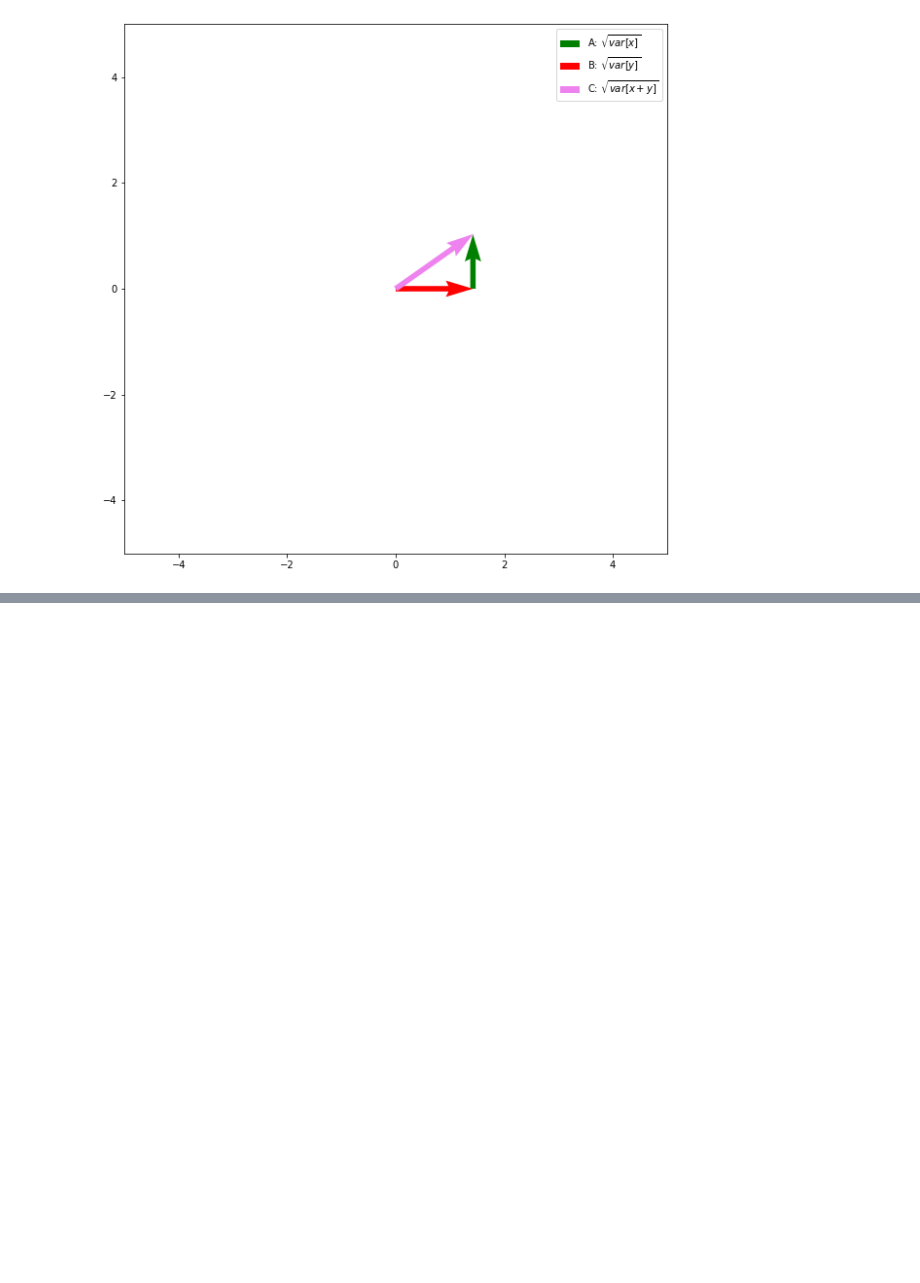
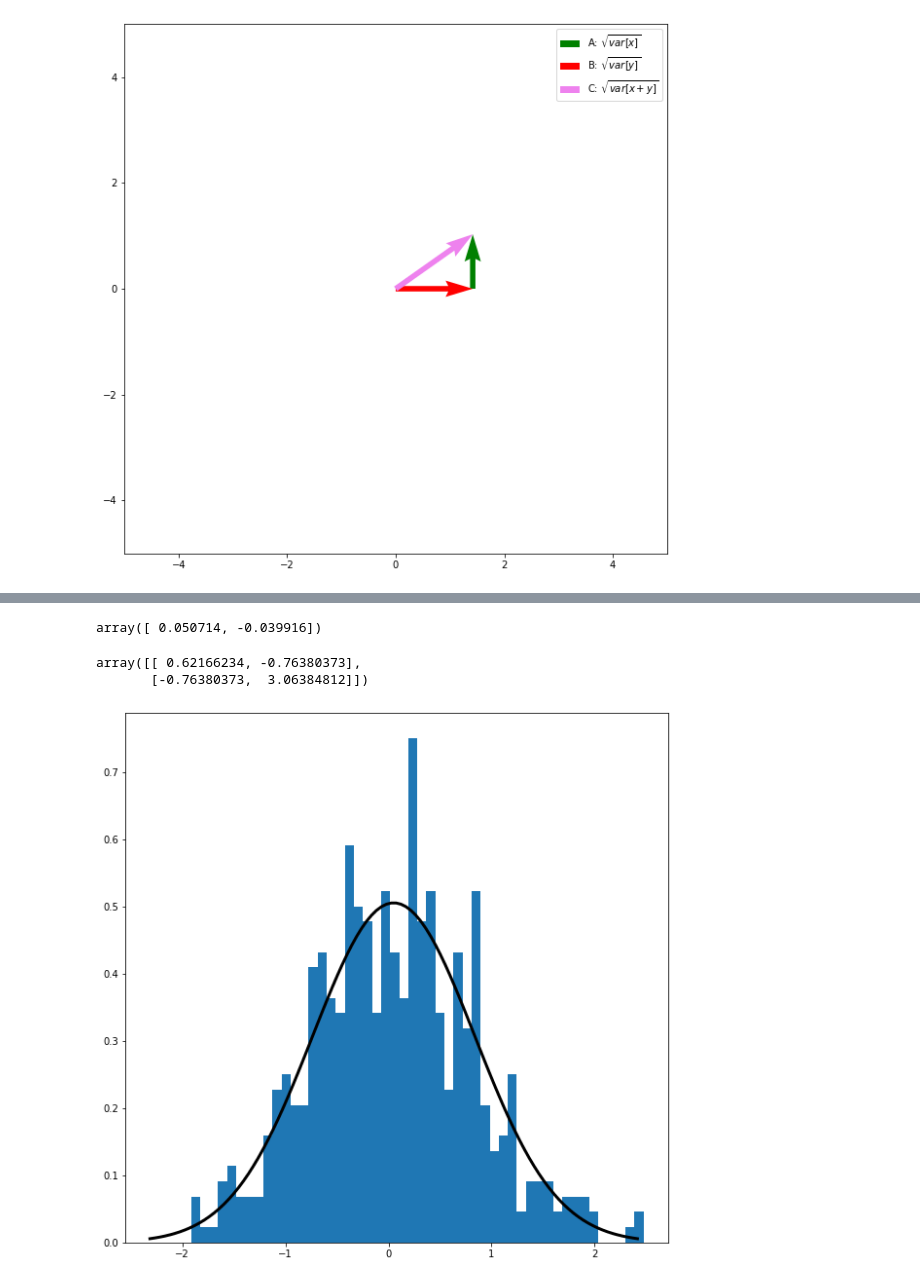
Before and after one commit to Anukriti2001/Anukriti, a Jupyter notebook: 19BDS0068__Probability.ipynb, the cells around one changed output, grey strips where cells are left out. Saved outputs shown, nothing was run; the diff lists cells and outputs as text; code cells hidden in the pictures; blank space fills up the shorter version.

```diff
--- a/19BDS0068__Probability.ipynb
+++ b/19BDS0068__Probability.ipynb
@@ -351,0 +389,19 @@ plt.legend();
+# %%
+# Constructing mean and covariance matrices.
+currData = second[:n]@np.vstack([[-1,0],[0,1]])
+meanX = np.mean(currData[:,0])
+meanY = np.mean(currData[:,1])
+mean = np.array([meanX,meanY])
+cov = np.cov(currData.T)
+mean
+cov
+# %% [output]
+array([ 0.050714, -0.039916])
+array([[ 0.62166234, -0.76380373],
+       [-0.76380373,  3.06384812]])
+# %%
+plt.hist(currData[:,0], int(currData[:,0].size/10), density = True)
+x = np.linspace(meanX - 3*np.sqrt(cov[:,0][0]), meanX + 3*np.sqrt(cov[:,0][0]), 100)
+plt.plot(x,stats.norm.pdf(x,meanX,np.sqrt(cov[:,0][0])), c = "k", lw = 3);
+# %% [output]
+[figure, added]
```
Also changed, not shown: parts of 48 cells of this notebook.
